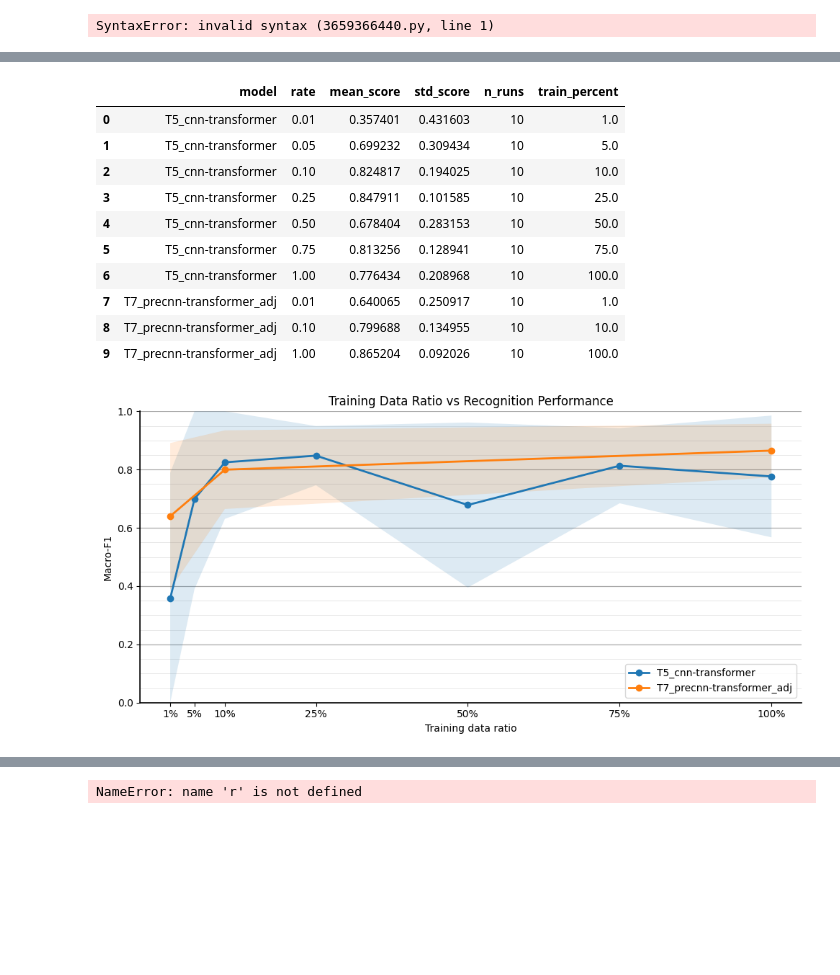
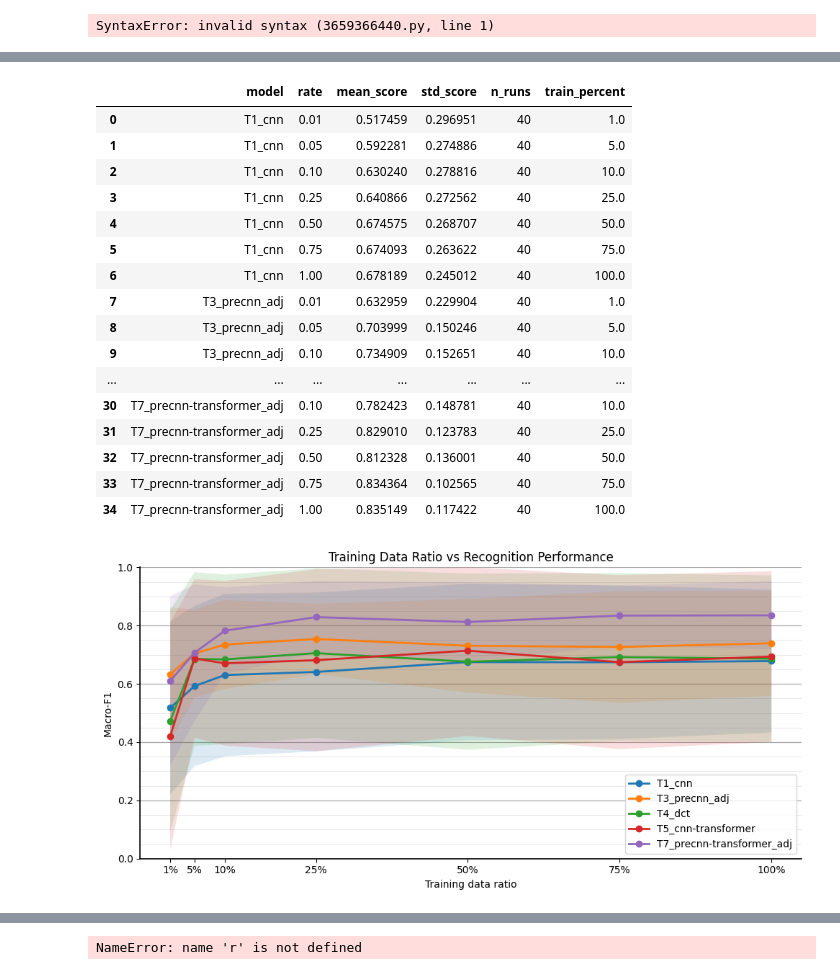
Before and after one commit to kisho-ucl/har_trusco, a Jupyter notebook: LOOCV2_labeling_rate.ipynb, the cells around one changed output, grey strips where cells are left out. Saved outputs shown, nothing was run; the diff lists cells and outputs as text; code cells hidden in the pictures; blank space fills up the shorter version.

```diff
--- a/LOOCV2_labeling_rate.ipynb
+++ b/LOOCV2_labeling_rate.ipynb
@@ -601,14 +601,21 @@ all_entries = {
 }
 
 configs = [
-    ExperimentConfig("multi-trans", "None", False, "uniform", "T5_cnn-transformer", ""),
+
+    #ExperimentConfig("cnn-linear", "None", False, "uniform", "T1_cnn", ""),
+    ExperimentConfig("cnn-linear", "mysimclr2", True, "uniform", "T3_precnn_adj", ""),
+
+    #ExperimentConfig("dcl", "None", False, "uniform", "T4_dcl", ""),
+
+
+    #ExperimentConfig("multi-trans", "None", False, "uniform", "T5_cnn-transformer", ""),
     #ExperimentConfig("multi-trans", "mysimclr2", True, "uniform", "T7_precnn-transformer_adj", ""),
 ]
 
-seeds = [42]
-#labeling_rates = [0.01, 0.05, 0.10, 0.25, 0.50, 0.75, 1.00]
-labeling_rates = [0.01, 0.05, 0.10, 0.25, 0.50, 0.75, 1.00] # デバッグ用に極端な3点だけにする
-sampling_seed = 42
+seeds = [0]
+labeling_rates = [0.01, 0.05, 0.10, 0.25, 0.50, 0.75, 1.00]
+#labeling_rates = [0.75, 1.00] # デバッグ用に極端な3点だけにする
+#sampling_seed = 0
 results_root = "trusco_exp/results_loso_rate"
 num_classes = 3
 
@@ -617,6 +624,7 @@ all_records = []
 for seed in seeds:
     print(f"\n=========== SEED {seed} ===========")
     seed_records = []
+    sampling_seed = seed
 
     for rate in labeling_rates:
         print(f"\n----- Labeling rate: {rate:.2f} -----")
@@ -730,7 +846,7 @@ from sklearn.metrics import f1_score
 from IPython.display import display
 
 
-def collect_rate_results(root_dir="trusco_exp/results_loso_rate", average="weighted"):
+def collect_rate_results(root_dir="results_loso_rate", average="weighted"):
     rows = []
 
     def collect_json_scores(model_name, model_dir, rate_value=None, seed_name=None):
@@ -780,7 +896,7 @@ def collect_rate_results(root_dir="trusco_exp/results_loso_rate", average="weigh
     return pd.DataFrame(rows)
 
 
-results_root_candidates = ["trusco_exp/results_loso_rate", "results_loso_rate"]
+results_root_candidates = ["results_loso_rate", "results_loso_rate"]
 results_root = next((path for path in results_root_candidates if os.path.isdir(path)), None)
 if results_root is None:
     raise FileNotFoundError("Could not find results_loso_rate directory")
@@ -858,41 +974,47 @@ if has_rate_values:
     plt.legend()
 else:
     x = np.arange(len(summary_df))
     plt.bar(
         x,
         summary_df["mean_score"],
         yerr=summary_df["std_score"],
         capsize=4,
         edgecolor="black",
         linewidth=1.2,
     )
     for xi, mean_score, std_score in zip(x, summary_df["mean_score"], summary_df["std_score"]):
         plt.text(
             xi,
             mean_score + 0.015,
             f"{mean_score:.3f}±{std_score:.3f}",
             ha="center",
             va="bottom",
             fontsize=9,
         )
     plt.xticks(x, summary_df["model"], rotation=45, ha="right")
     plt.xlabel("Model")
     plt.title("Recognition Performance by Model")
 
 plt.ylim(0.0, 1.0)
 plt.ylabel("Macro-F1")
 plt.tight_layout()
 plt.show()
 # %% [output]
 |  | model | rate | mean_score | std_score | n_runs | train_percent |
-| 0 | T5_cnn-transformer | 0.01 | 0.357401 | 0.431603 | 10 | 1.0 |
-| 1 | T5_cnn-transformer | 0.05 | 0.699232 | 0.309434 | 10 | 5.0 |
-| 2 | T5_cnn-transformer | 0.10 | 0.824817 | 0.194025 | 10 | 10.0 |
-| 3 | T5_cnn-transformer | 0.25 | 0.847911 | 0.101585 | 10 | 25.0 |
-| 4 | T5_cnn-transformer | 0.50 | 0.678404 | 0.283153 | 10 | 50.0 |
-| 5 | T5_cnn-transformer | 0.75 | 0.813256 | 0.128941 | 10 | 75.0 |
-| 6 | T5_cnn-transformer | 1.00 | 0.776434 | 0.208968 | 10 | 100.0 |
-| 7 | T7_precnn-transformer_adj | 0.01 | 0.640065 | 0.250917 | 10 | 1.0 |
-| 8 | T7_precnn-transformer_adj | 0.10 | 0.799688 | 0.134955 | 10 | 10.0 |
-| 9 | T7_precnn-transformer_adj | 1.00 | 0.865204 | 0.092026 | 10 | 100.0 |
+| 0 | T1_cnn | 0.01 | 0.517459 | 0.296951 | 40 | 1.0 |
+| 1 | T1_cnn | 0.05 | 0.592281 | 0.274886 | 40 | 5.0 |
+| 2 | T1_cnn | 0.10 | 0.630240 | 0.278816 | 40 | 10.0 |
+| 3 | T1_cnn | 0.25 | 0.640866 | 0.272562 | 40 | 25.0 |
+| 4 | T1_cnn | 0.50 | 0.674575 | 0.268707 | 40 | 50.0 |
+| 5 | T1_cnn | 0.75 | 0.674093 | 0.263622 | 40 | 75.0 |
+| 6 | T1_cnn | 1.00 | 0.678189 | 0.245012 | 40 | 100.0 |
+| 7 | T3_precnn_adj | 0.01 | 0.632959 | 0.229904 | 40 | 1.0 |
+| 8 | T3_precnn_adj | 0.05 | 0.703999 | 0.150246 | 40 | 5.0 |
+| 9 | T3_precnn_adj | 0.10 | 0.734909 | 0.152651 | 40 | 10.0 |
+| ... | ... | ... | ... | ... | ... | ... |
+| 30 | T7_precnn-transformer_adj | 0.10 | 0.782423 | 0.148781 | 40 | 10.0 |
+| 31 | T7_precnn-transformer_adj | 0.25 | 0.829010 | 0.123783 | 40 | 25.0 |
+| 32 | T7_precnn-transformer_adj | 0.50 | 0.812328 | 0.136001 | 40 | 50.0 |
+| 33 | T7_precnn-transformer_adj | 0.75 | 0.834364 | 0.102565 | 40 | 75.0 |
+| 34 | T7_precnn-transformer_adj | 1.00 | 0.835149 | 0.117422 | 40 | 100.0 |
-[figure, old version]
+[figure, new version]
```
Also changed, not shown: parts of 3 cells of this notebook, 1 other file.
